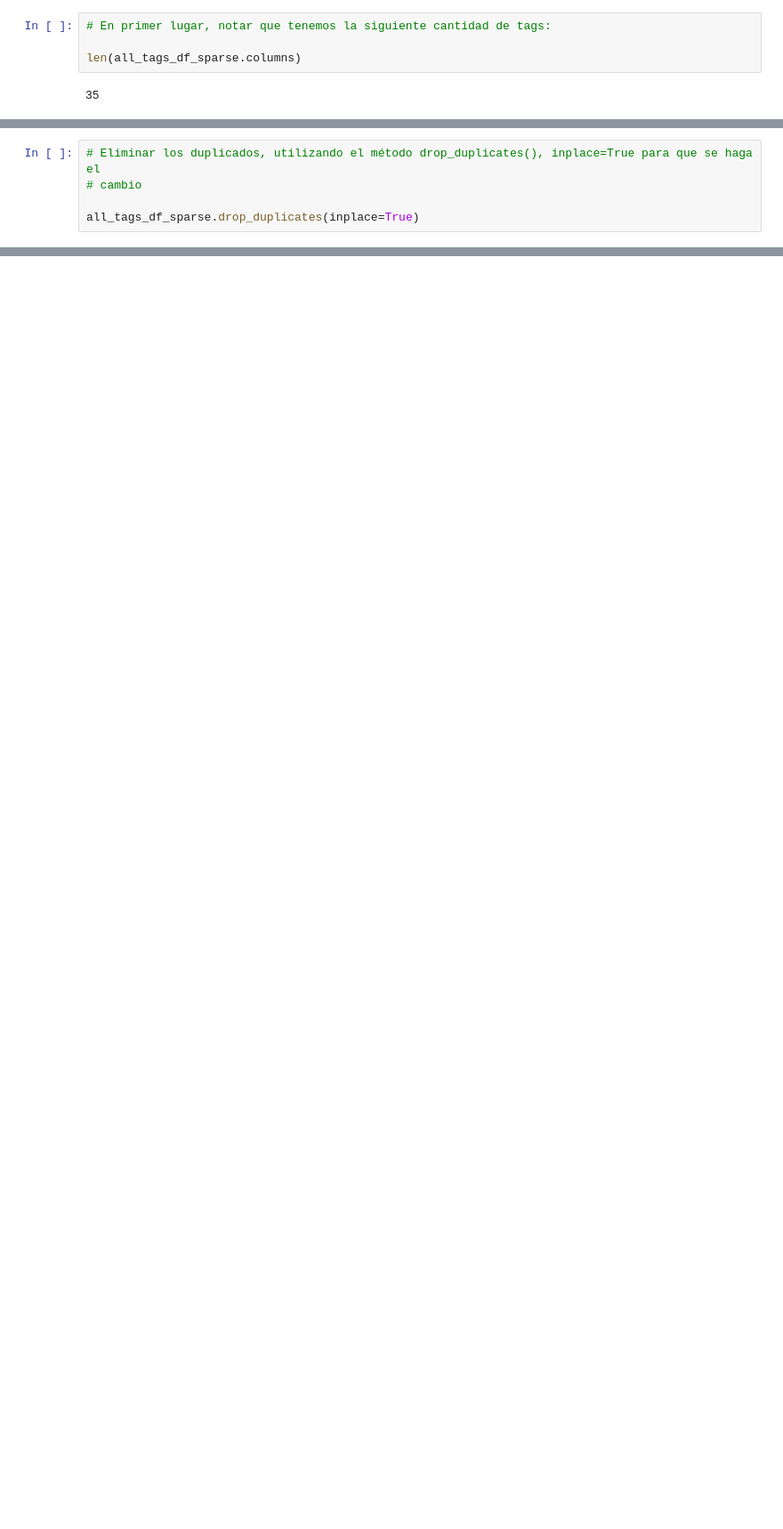
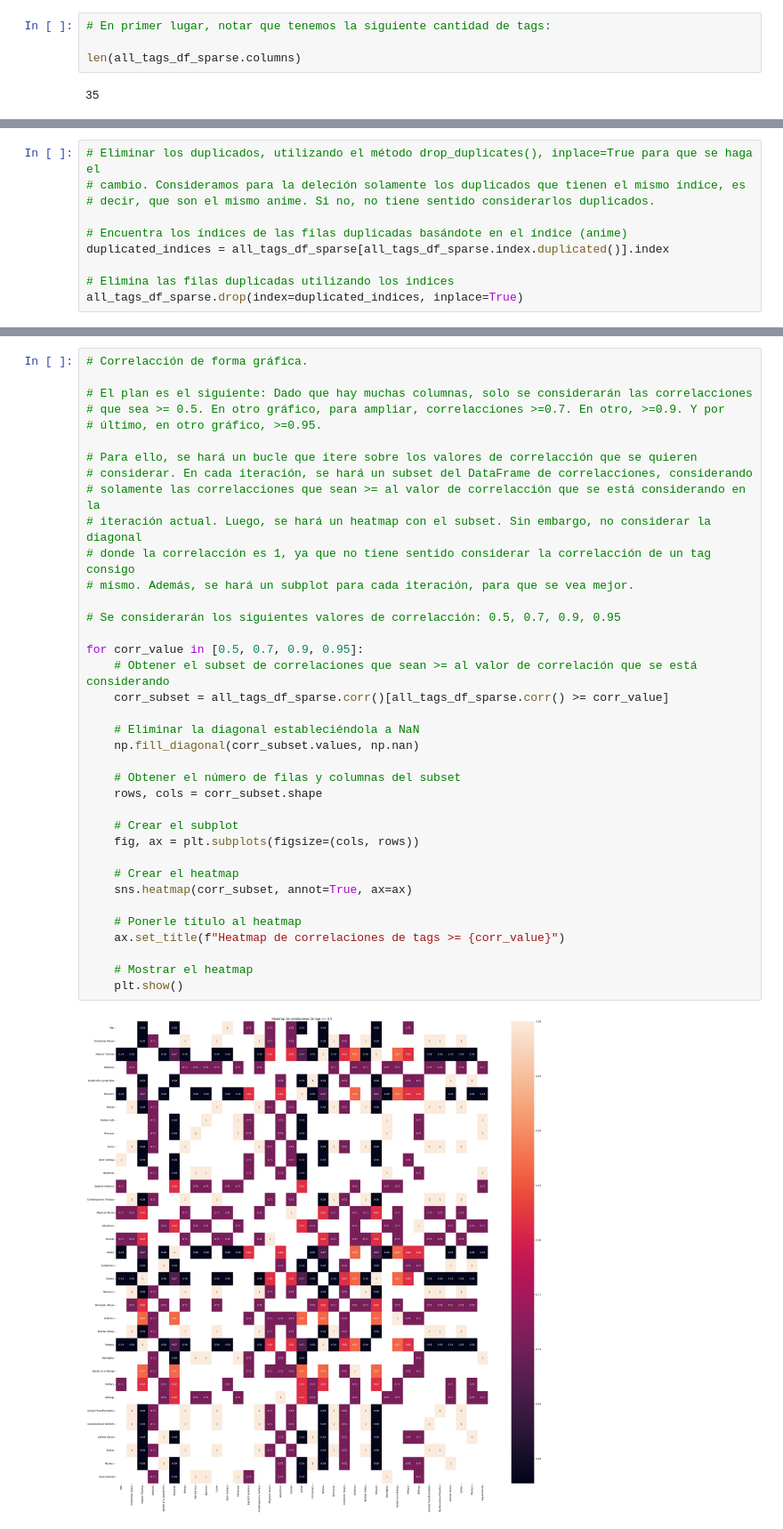
Before and after one commit to VAMarques/Proyecto-Grupo-12, a Jupyter notebook: demo Mativ/tags_exploratorio.ipynb, the cells around one changed output, grey strips where cells are left out. Shown at 89% size. Drawn from its saved outputs; the diff is of its cells as text; blank space fills up the shorter version.

```diff
--- a/demo Mativ/tags_exploratorio.ipynb
+++ b/demo Mativ/tags_exploratorio.ipynb
@@ -88,8 +93,3 @@ duplicated_animes
 | group_inou: CATCH | 0 | 0 | 0 | 0 | 0 | 0 | 0 | ... |
 | group_inou: CATCH | 0 | 0 | 0 | 0 | 0 | 0 | 0 | ... |
 2 rows × 35 columns
-# %%
-# Eliminar los duplicados, utilizando el método drop_duplicates(), inplace=True para que se haga el
-# cambio
-
-all_tags_df_sparse.drop_duplicates(inplace=True)
@@ -101 +96,11 @@ See the caveats in the documentation: https://pandas.pydata.org/pandas-docs/stab
+# %%
+# Eliminar los duplicados, utilizando el método drop_duplicates(), inplace=True para que se haga el
+# cambio. Consideramos para la deleción solamente los duplicados que tienen el mismo índice, es
+# decir, que son el mismo anime. Si no, no tiene sentido considerarlos duplicados.
+
+# Encuentra los índices de las filas duplicadas basándote en el índice (anime)
+duplicated_indices = all_tags_df_sparse[all_tags_df_sparse.index.duplicated()].index
+
+# Elimina las filas duplicadas utilizando los índices
+all_tags_df_sparse.drop(index=duplicated_indices, inplace=True)
 # %%
@@ -110,0 +370,39 @@ all_tags_df_sparse.head()
+# %%
+# Correlacción de forma gráfica.
+
+# El plan es el siguiente: Dado que hay muchas columnas, solo se considerarán las correlacciones
+# que sea >= 0.5. En otro gráfico, para ampliar, correlacciones >=0.7. En otro, >=0.9. Y por
+# último, en otro gráfico, >=0.95.
+
+# Para ello, se hará un bucle que itere sobre los valores de correlacción que se quieren
+# considerar. En cada iteración, se hará un subset del DataFrame de correlacciones, considerando
+# solamente las correlacciones que sean >= al valor de correlacción que se está considerando en la
+# iteración actual. Luego, se hará un heatmap con el subset. Sin embargo, no considerar la diagonal
+# donde la correlacción es 1, ya que no tiene sentido considerar la correlacción de un tag consigo
+# mismo. Además, se hará un subplot para cada iteración, para que se vea mejor.
+
+# Se considerarán los siguientes valores de correlacción: 0.5, 0.7, 0.9, 0.95
+
+for corr_value in [0.5, 0.7, 0.9, 0.95]:
+    # Obtener el subset de correlaciones que sean >= al valor de correlación que se está considerando
+    corr_subset = all_tags_df_sparse.corr()[all_tags_df_sparse.corr() >= corr_value]
+
+    # Eliminar la diagonal estableciéndola a NaN
+    np.fill_diagonal(corr_subset.values, np.nan)
+
+    # Obtener el número de filas y columnas del subset
+    rows, cols = corr_subset.shape
+
+    # Crear el subplot
+    fig, ax = plt.subplots(figsize=(cols, rows))
+
+    # Crear el heatmap
+    sns.heatmap(corr_subset, annot=True, ax=ax)
+
+    # Ponerle título al heatmap
+    ax.set_title(f"Heatmap de correlaciones de tags >= {corr_value}")
+
+    # Mostrar el heatmap
+    plt.show()
+# %% [output]
+[figure, added]
```
Also changed, not shown: parts of 31 cells of this notebook, 3 other files.
